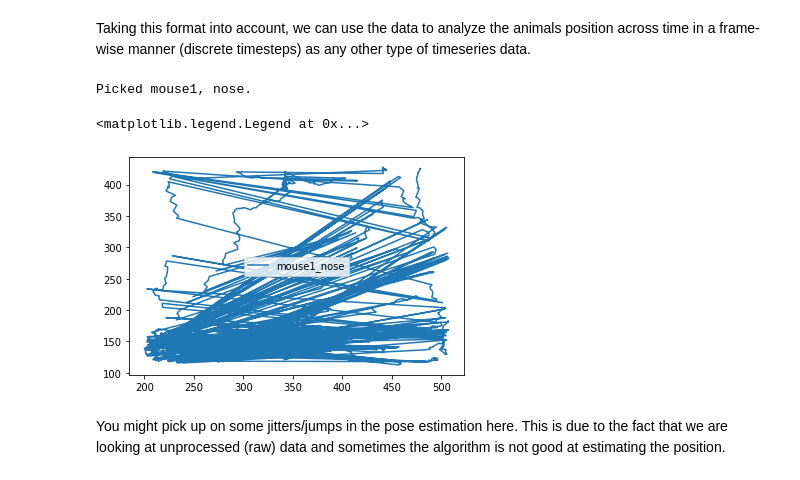
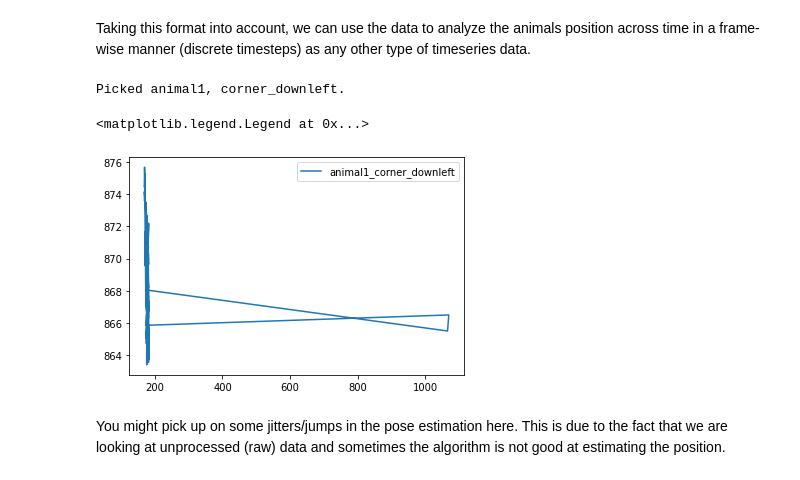
Before and after one commit to JensBlack/tutorials, a Jupyter notebook: intro_analysing_pose_estimation_multidlc.ipynb, the cells around one changed output. Drawn from its saved outputs; the diff is of its cells as text; code cells hidden in the pictures.

```diff
--- a/intro_analysing_pose_estimation_multidlc.ipynb
+++ b/intro_analysing_pose_estimation_multidlc.ipynb
@@ -28,4 +89,0 @@ def load_file(filename, report = True):
-# %%
-path = "/220422_126_127_TrimDLC_dlcrnetms5_openfieldMay31shuffle1_200000_el.csv"
-
-df, scorer, animals, bodyparts = load_file(path)
@@ -40,0 +90,12 @@ Length:  3697  frames
+# %%
+#path = r"multi_animal_dlc.csv"
+#origin_type = "multi"
+path = r"single_animal_dlc.csv"
+origin_type = "single"
+origin = "DLC"
+
+
+if origin.lower() == "dlc":
+    df, scorer, animals, bodyparts = load_file_dlc(path, origin_type)
+else:
+    print("Not supported yet...")
@@ -66,18 +135,18 @@ Taking this format into account, we can use the data to analyze the animals posi
 # %%
 #pick a bodypart and animal
 
 animal = animals[0]
-bp = bodyparts[1]
+bp = bodyparts[0]
 print(f"Picked {animal}, {bp}.")
 
-x_coords, y_coords, likelihood = df[(scorer[0], animal,bp)].values.T
+x_coords, y_coords, likelihood = df[(animal,bp)].values.T
 
 plt.plot(x_coords, y_coords, label = "_".join([animal, bp]))
 plt.legend()
 # %% [output]
-Picked mouse1, nose.
+Picked animal1, corner_downleft.
 <matplotlib.legend.Legend at 0x...>
-[figure, old version]
+[figure, new version]
 # %% [markdown]
 You might pick up on some jitters/jumps in the pose estimation here. This is due to the fact that we are looking at unprocessed (raw) data and sometimes the algorithm is not good at estimating the position.
 # %%
```
Also changed, not shown: parts of 13 cells of this notebook, 4 other files.
